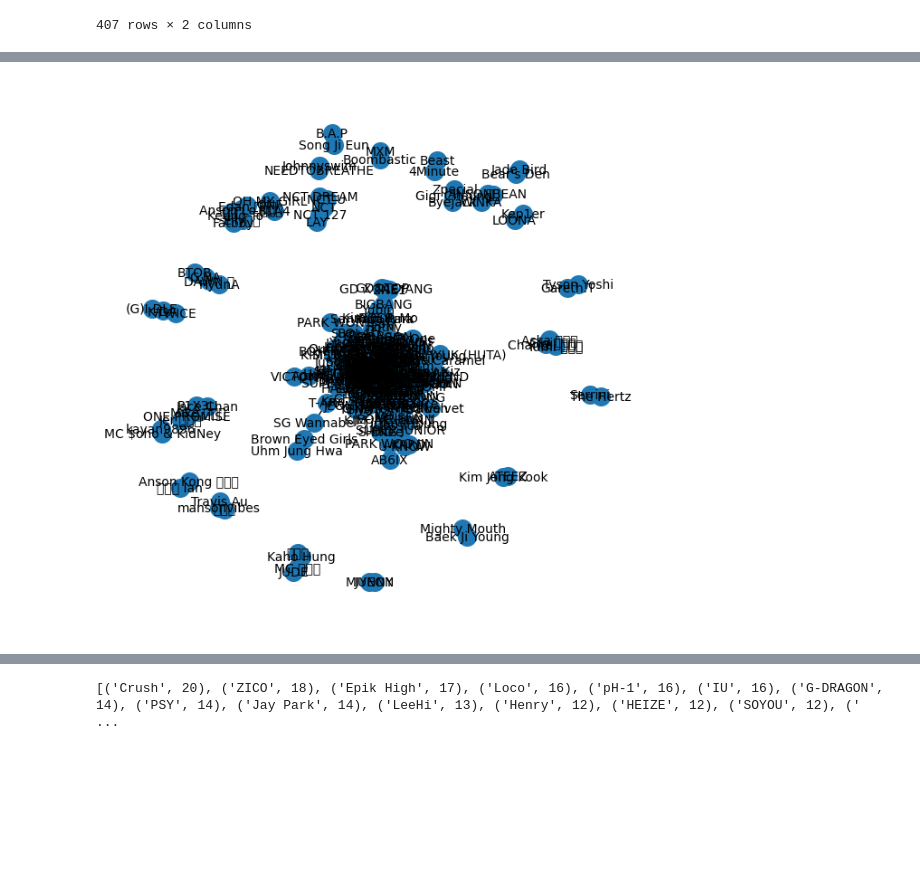
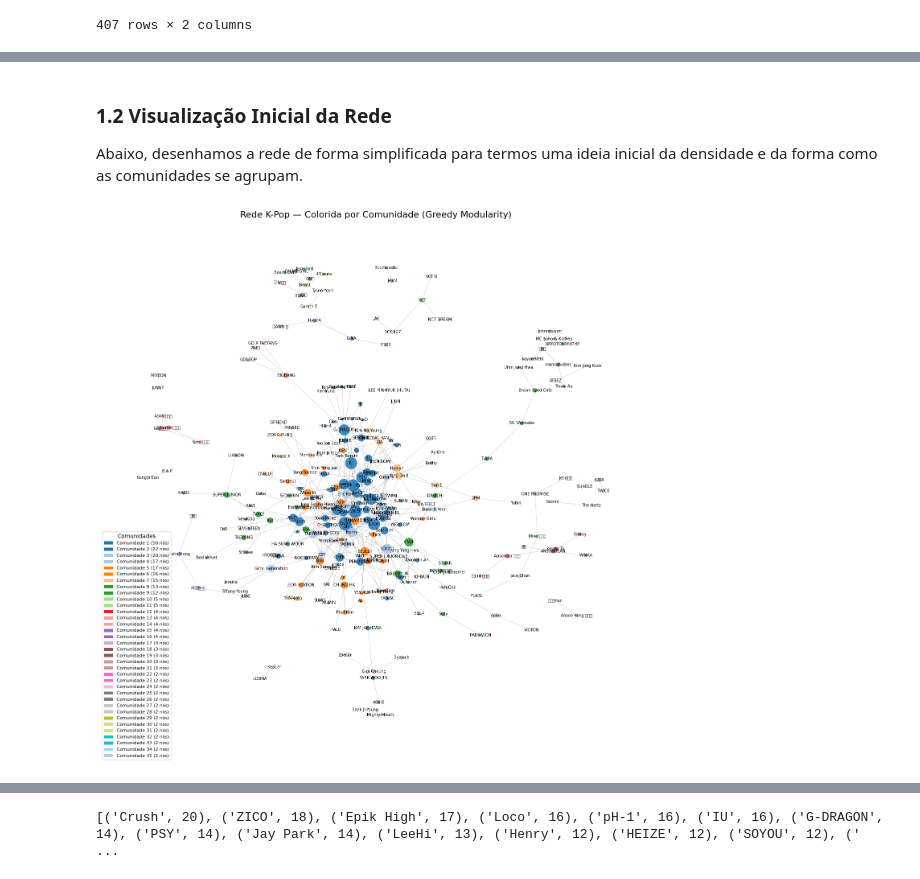
Before and after one commit to Carolina-Silva/DataScience, a Jupyter notebook: Social Network Analysis/01.ipynb, the cells around one changed output, grey strips where cells are left out. Drawn from its saved outputs; the diff is of its cells as text; code cells hidden in the pictures; blank space fills up the shorter version.

```diff
--- a/Social Network Analysis/01.ipynb
+++ b/Social Network Analysis/01.ipynb
@@ -29,6 +95,58 @@ G = nx.from_pandas_edgelist(
+# %% [markdown]
+### 1.2 Visualização Inicial da Rede
+Abaixo, desenhamos a rede de forma simplificada para termos uma ideia inicial da densidade e da forma como as comunidades se agrupam.
 # %%
-plt.figure(figsize=(6,6))
-nx.draw(G, with_labels=True, node_size=200, font_size=10)
+from networkx.algorithms import community as nx_community
+import matplotlib.cm as cm
+import matplotlib.colors as mcolors
+
+# Detectar comunidades
+communities = list(nx_community.greedy_modularity_communities(G))
+
+# Criar mapa de cor: cada nó recebe o índice da sua comunidade
+node_community = {}
+for idx, comm in enumerate(communities):
+    for node in comm:
+        node_community[node] = idx
+
+# Paleta de cores proporcional ao número de comunidades
+cmap = cm.get_cmap("tab20", len(communities))
+node_colors = [cmap(node_community[node]) for node in G.nodes()]
+
+# Tamanho dos nós proporcional ao grau
+d = dict(G.degree())
+
+plt.figure(figsize=(14, 14))
+pos = nx.spring_layout(G, k=0.15, seed=42)
+
+nx.draw_networkx_nodes(
+    G, pos,
+    node_size=[v * 30 for v in d.values()],
+    node_color=node_colors,
+    alpha=0.85,
+    edgecolors='white',
+    linewidths=0.5
+)
+nx.draw_networkx_edges(G, pos, alpha=0.25, edge_color='gray')
+nx.draw_networkx_labels(G, pos, font_size=7, font_color='black')
+
+# Legenda das comunidades
+from matplotlib.patches import Patch
+legend_handles = [
+    Patch(facecolor=cmap(i), label=f"Comunidade {i+1} ({len(communities[i])} nós)")
+    for i in range(len(communities))
+]
+plt.legend(
+    handles=legend_handles,
+    loc='lower left',
+    fontsize=8,
+    title="Comunidades",
+    framealpha=0.8
+)
+
+plt.title("Rede K-Pop — Colorida por Comunidade (Greedy Modularity)", fontsize=16)
+plt.axis('off')
+plt.tight_layout()
 plt.show()
 # %% [output]
-[figure, old version]
+[figure, new version]
```
Also changed, not shown: parts of 32 cells of this notebook.
